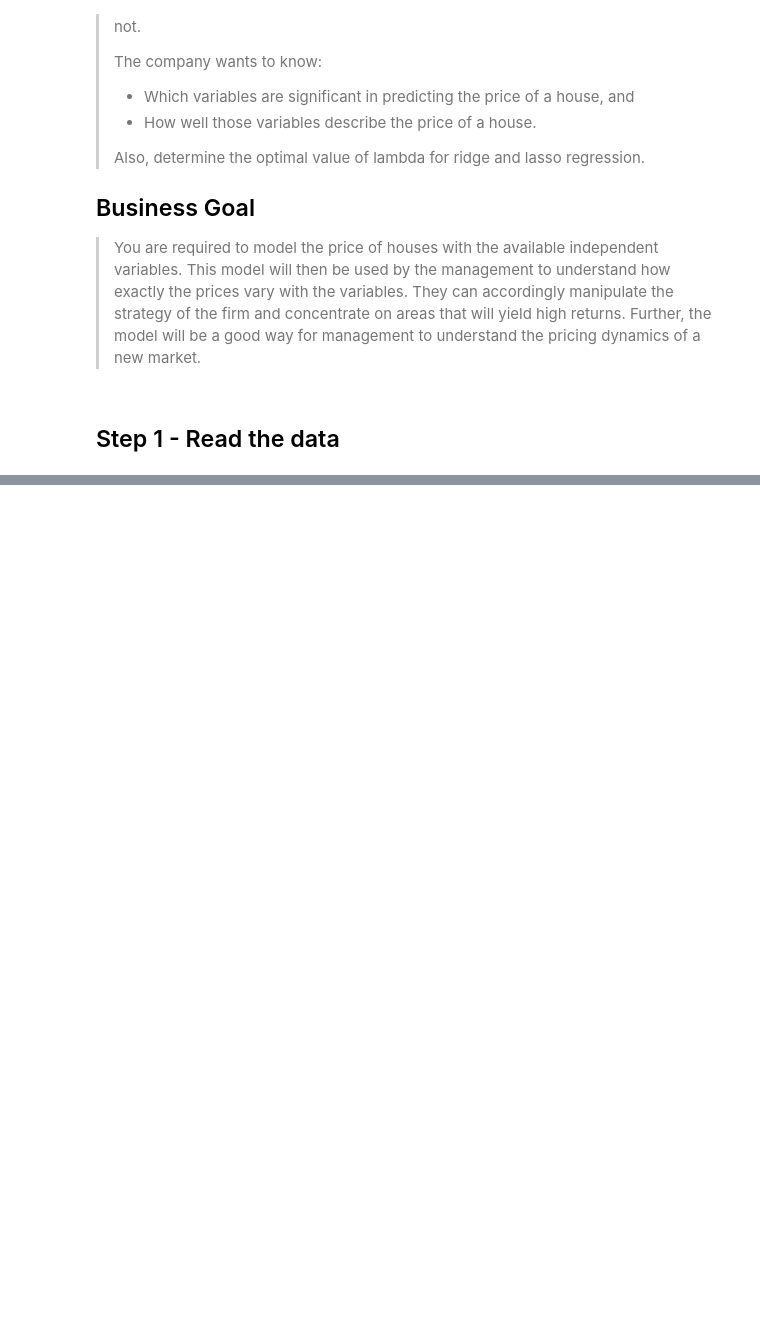
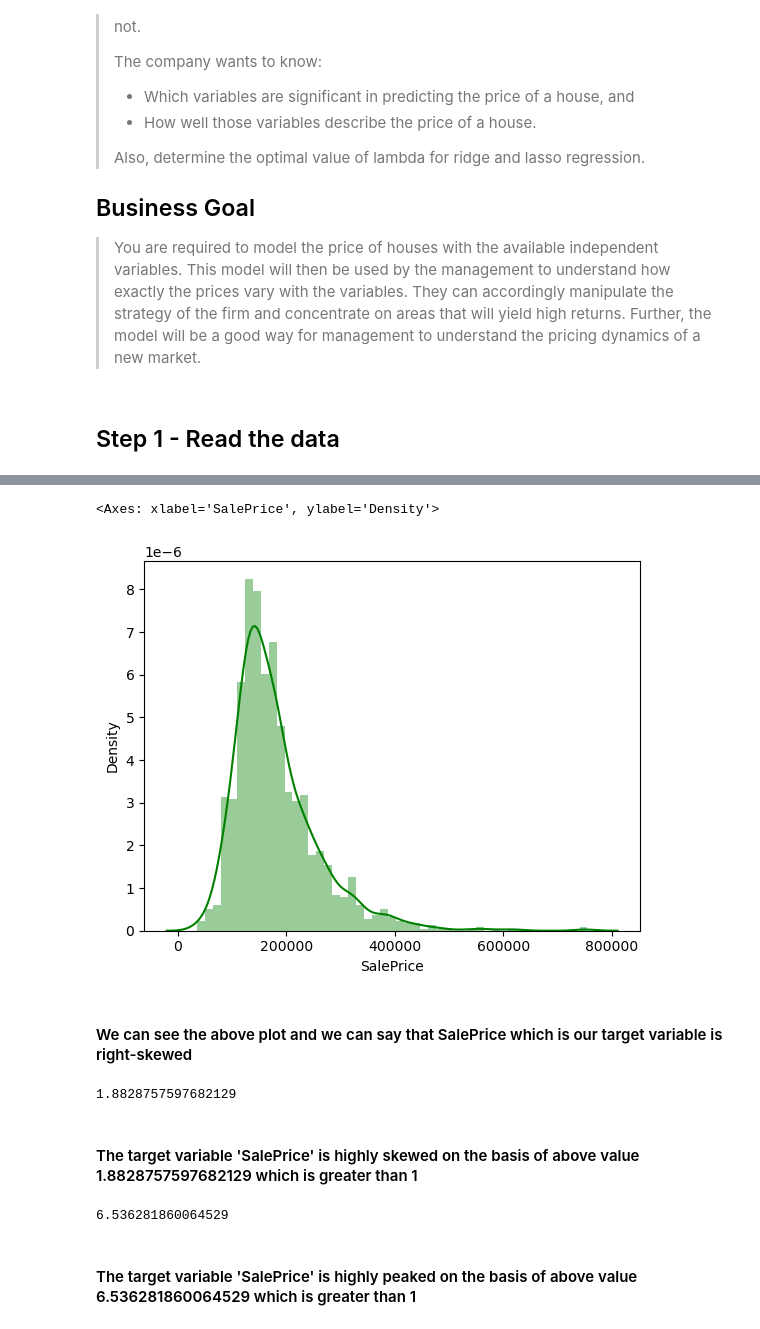
Before and after one commit to Mohinesh27/AssignmentAdvancedRegression, a Jupyter notebook: Assignment-Advanced-Regression-Part-I.ipynb, the cells around one changed output, grey strips where cells are left out. Cells and saved outputs as stored; diff of their text form; code cells hidden in the pictures; blank space fills up the shorter version.

```diff
--- a/Assignment-Advanced-Regression-Part-I.ipynb
+++ b/Assignment-Advanced-Regression-Part-I.ipynb
@@ -42,0 +131,7 @@ warnings.filterwarnings("ignore")
+# %%
+# Read the csv file again and prevent the "NA" to be considered as "NaN" for that we are going to pass "False" value to keep_default_na parameter of read_csv() method of pandas
+
+df = pd.read_csv("train.csv", keep_default_na=False)
+
+# Read the top 5 records or rows of dataset
+df.head()
@@ -42,0 +145,7 @@ warnings.filterwarnings("ignore")
+# %%
+# Now we are going to replace "NA" values by "None" for the columns-
+# "Alley, BsmtQual, BsmtCond, BsmtExposure, BsmtFinType1, BsmtFinType2, FirePlaceQu, GarageType, GarageFinish, GarageQual, GarageCond, PoolQC, Fence, MiscFeature"
+# using replace() method and Check top 5 records using head() method
+
+df[['Alley', 'BsmtQual', 'BsmtCond', 'BsmtExposure', 'BsmtFinType1', 'BsmtFinType2', 'FireplaceQu', 'GarageType', 'GarageFinish', 'GarageQual', 'GarageCond', 'PoolQC', 'Fence', 'MiscFeature']] = df[['Alley', 'BsmtQual', 'BsmtCond', 'BsmtExposure', 'BsmtFinType1', 'BsmtFinType2', 'FireplaceQu', 'GarageType', 'GarageFinish', 'GarageQual', 'GarageCond', 'PoolQC', 'Fence', 'MiscFeature']].replace("NA", "None")
+df.head()
@@ -42,0 +187,8 @@ warnings.filterwarnings("ignore")
+# %%
+## Convert "LotFrontage" and "MasVnrArea" to "numeric" type as we discussed
+
+df['LotFrontage'] = pd.to_numeric(df['LotFrontage'], errors='coerce')
+df['MasVnrArea'] = pd.to_numeric(df['MasVnrArea'], errors='coerce')
+# %%
+## Convert "MSSubClass", "OverallQual", "OverallCond" to object type as we discussed
+df[['MSSubClass', 'OverallQual', 'OverallCond']] = df[['MSSubClass', 'OverallQual', 'OverallCond']].astype('object')
@@ -42,0 +252,26 @@ warnings.filterwarnings("ignore")
+# %%
+# our target variable is "SalePrice" so lets analyse the target variable first
+
+plt.figure()
+sns.distplot(df['SalePrice'], color="g")
+# %% [output]
+<Axes: xlabel='SalePrice', ylabel='Density'>
+[figure, added]
+# %% [markdown]
+#### We can see the above plot and we can say that SalePrice which is our target variable is right-skewed
+# %%
+# We need to check skewness of target variable using skew() method
+
+df['SalePrice'].skew()
+# %% [output]
+1.8828757597682129
+# %% [markdown]
+#### The target variable 'SalePrice' is highly skewed on the basis of above value 1.8828757597682129 which is greater than 1
+# %%
+# as we checked the skewness we need to check the kurtosis(peakness of target variable) of our target varible using kurt() method
+
+df['SalePrice'].kurt()
+# %% [output]
+6.536281860064529
+# %% [markdown]
+#### The target variable 'SalePrice' is highly peaked on the basis of above value 6.536281860064529 which is greater than 1
```
Also changed, not shown: parts of 64 cells of this notebook.
